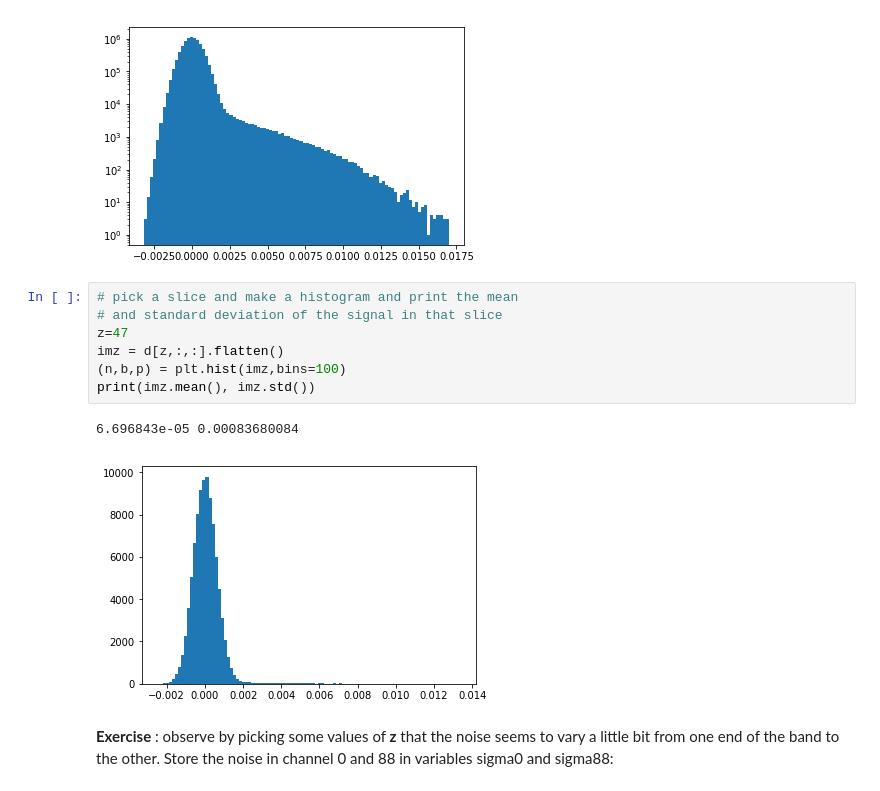
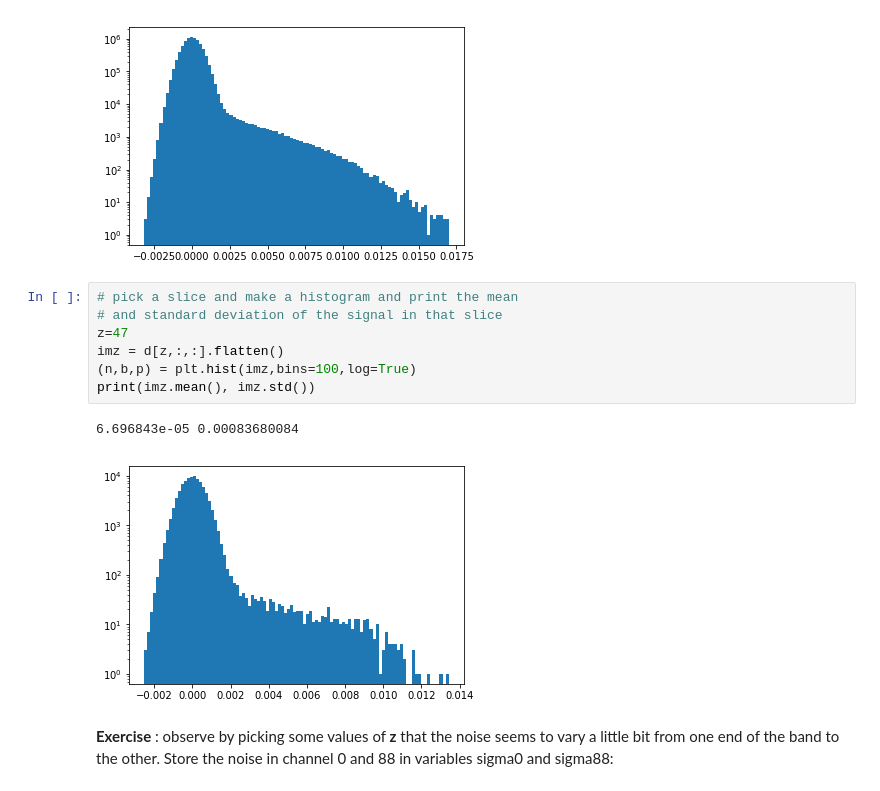
Before and after one commit to kylermurphy/astr288p_2018, a Jupyter notebook: notebooks/Lecture10_08_n6503.ipynb, the cells around one changed output. Saved outputs shown, nothing was run; the diff lists cells and outputs as text.

```diff
--- a/notebooks/Lecture10_08_n6503.ipynb
+++ b/notebooks/Lecture10_08_n6503.ipynb
@@ -298,13 +303,13 @@ So let us plot the vertical axis logarithmically, so we can better see what is g
 # %%
 # pick a slice and make a histogram and print the mean
 # and standard deviation of the signal in that slice
 z=47
 imz = d[z,:,:].flatten()
-(n,b,p) = plt.hist(imz,bins=100)
+(n,b,p) = plt.hist(imz,bins=100,log=True)
 print(imz.mean(), imz.std())
 # %% [output]
 6.696843e-05 0.00083680084
-[figure, old version]
+[figure, new version]
 # %% [markdown]
 **Exercise** : observe by picking some values of **z** that the noise seems to vary a little bit from one end of the band to the other.  Store the noise in channel 0 and 88 in variables sigma0 and sigma88:
 # %%
```
Also changed, not shown: parts of 18 cells of this notebook, 1 other file.
